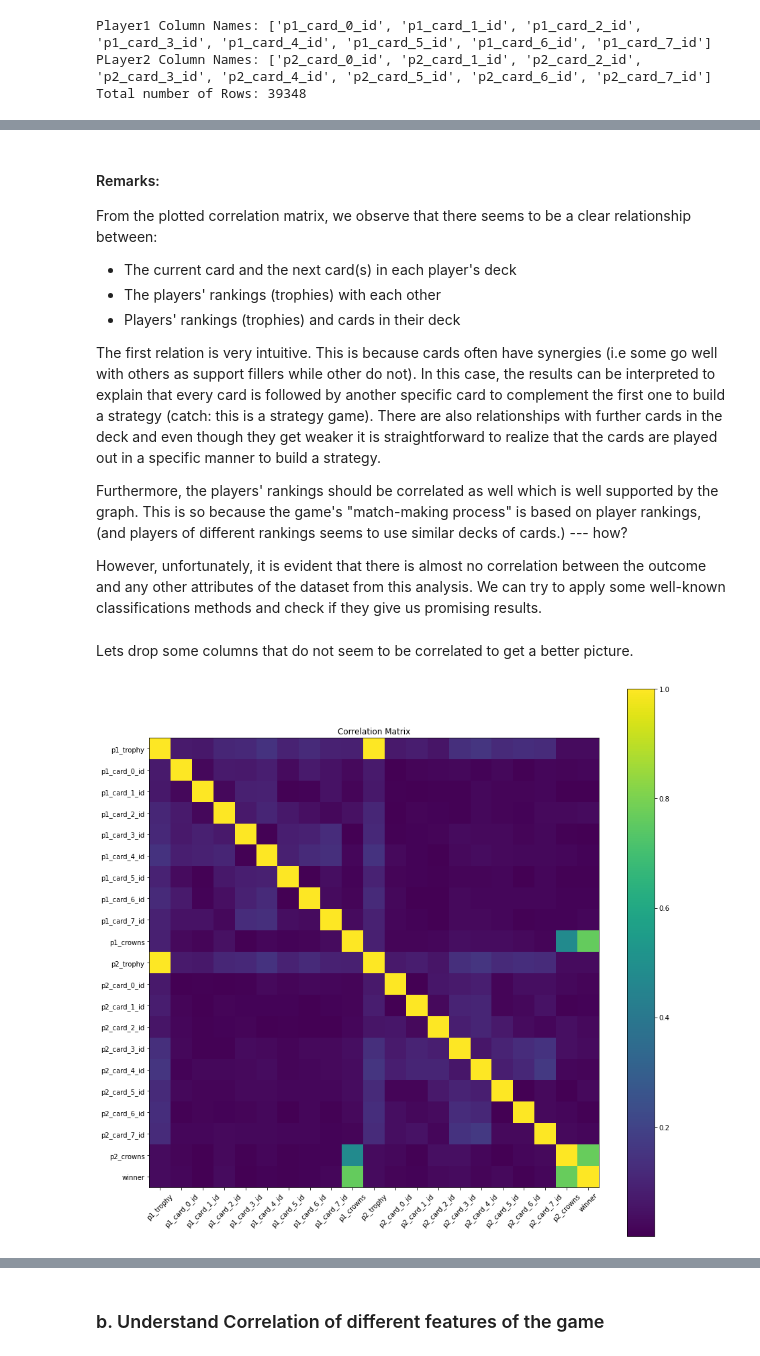
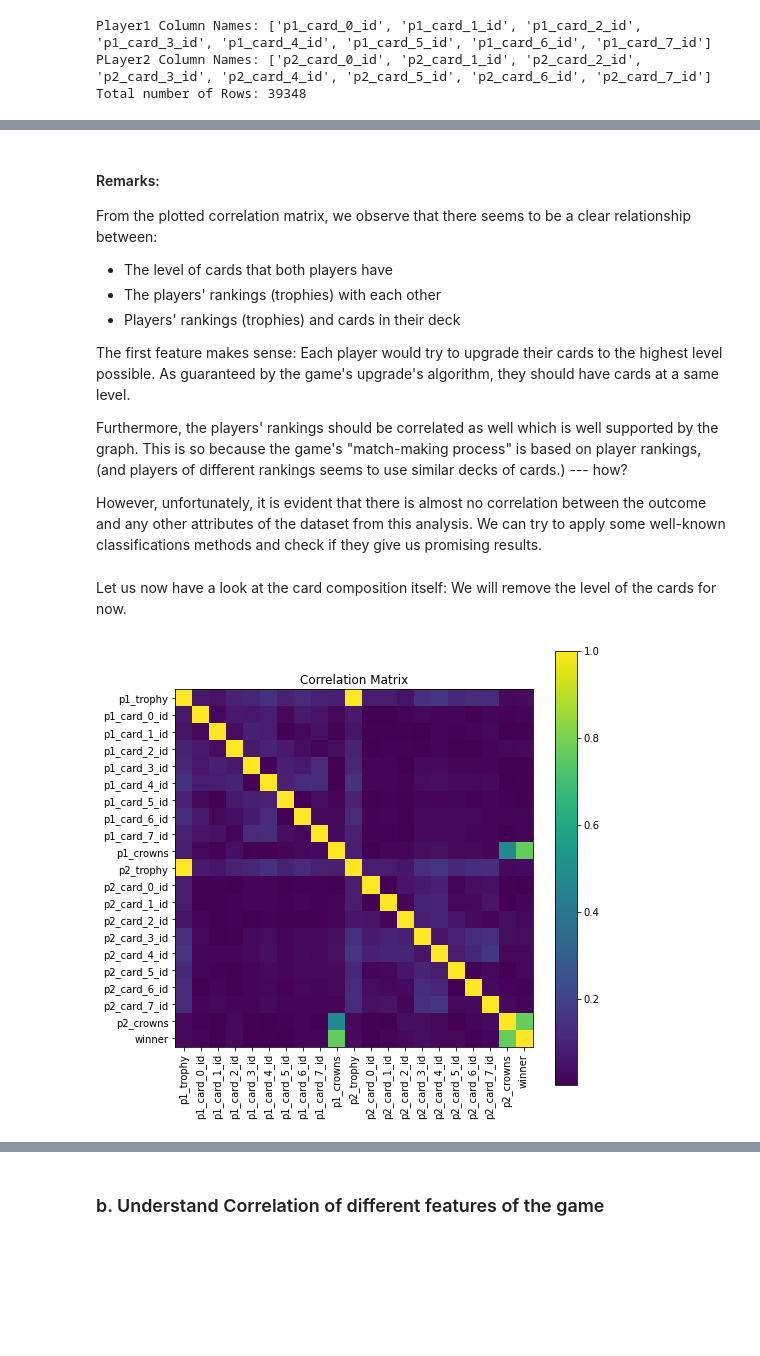
Before and after one commit to nhat-vo/clash-royale-ml, a Jupyter notebook: clashroyale.ipynb, the cells around one changed output, grey strips where cells are left out. Drawn from its saved outputs; the diff is of its cells as text; code cells hidden in the pictures; blank space fills up the shorter version.

Commit message:
recrawl some new card and add analysis

```diff
--- a/clashroyale.ipynb
+++ b/clashroyale.ipynb
@@ -41,10 +47,6 @@ import csv
 # %%
-battles = pd.read_csv('data/battles.csv')
-print(battles[['p1_tag', 'p1_trophy', 'p2_tag', 'p2_trophy',
-               'p1_crowns', 'p2_crowns', 'winner']][:5])
-print("")
-print("Total number of Columns:", len(list(battles.columns)))
-print("Total number of Rows:", len(list(battles.index)))
+print("Total number of Columns:", battles.shape[1])
+print("Total number of Rows:", battles.shape[0])
 print("")
 print("Column Names:", list(battles.columns))
 # %% [output]
@@ -130,9 +209,7 @@ for row in cards.index:
 We are first going to have a quick look to get a sense of the data. First, we will have a look at the dataset, and its correlation matrix to understand any relations in the datapoints.
 # %%
 battles.drop(columns='Unnamed: 0', inplace=True)
+df = battles.sample(battles.shape[0], random_state=84)
-# %%
-SIZE = 1426
-df = battles.sample(20000, random_state=84)
 # %%
 df.describe()
 # %% [output]
@@ -182,19 +247,19 @@ plt.show()
 # %% [markdown]
 #### Remarks:
 From the plotted correlation matrix, we observe that there seems to be a clear relationship between:
-- The current card and the next card(s) in each player's deck
+- The level of cards that both players have
 - The players' rankings (trophies) with each other
 - Players' rankings (trophies) and cards in their deck
 
-The first relation is very intuitive. This is because cards often have synergies (i.e some go well with others as support fillers while other do not). In this case, the results can be interpreted to explain that every card is followed by another specific card to complement the first one to build a strategy (catch: this is a strategy game). There are also relationships with further cards in the deck and even though they get weaker it is straightforward to realize that the cards are played out in a specific manner to build a strategy.
+The first feature makes sense: Each player would try to upgrade their cards to the highest level possible. As guaranteed by the game's upgrade's algorithm, they should have cards at a same level.
 
 Furthermore, the players' rankings should be correlated as well which is well supported by the graph. This is so because the game's "match-making process" is based on player rankings, (and players of different rankings seems to use similar decks of cards.) --- how?
 
 However, unfortunately, it is evident that there is almost no correlation between the outcome and any other attributes of the dataset from this analysis. We can try to apply some well-known classifications methods and check if they give us promising results.
-# %% [markdown]
-Lets drop some columns that do not seem to be correlated to get a better picture.
+# %% [markdown]
+Let us now have a look at the card composition itself: We will remove the level of the cards for now.
 # %%
-less_cols = df
+less_cols = df.copy()
 cols_to_drop = []
 for col_name in df.columns:
     if 'lv' in col_name or 'tag' in col_name:
@@ -203,12 +268,12 @@ for col_name in df.columns:
 less_cols.drop(columns=cols_to_drop, inplace=True)
 less_corr = less_cols.corr()
 # %%
-f = plt.figure(figsize=(15, 15))
+f = plt.figure(figsize=(8, 8))
 plt.imshow(np.abs(less_corr))
 plt.title('Correlation Matrix')
-plt.xticks(np.arange(df.shape[1]), df.columns, rotation=45)
-plt.yticks(np.arange(df.shape[1]), df.columns)
+plt.xticks(np.arange(less_cols.shape[1]), less_cols.columns, rotation=90)
+plt.yticks(np.arange(less_cols.shape[1]), less_cols.columns)
 plt.colorbar()
 plt.show()
 # %% [output]
-[figure, old version]
+[figure, new version]
```
Also changed, not shown: parts of 83 cells of this notebook, 14 other files.
